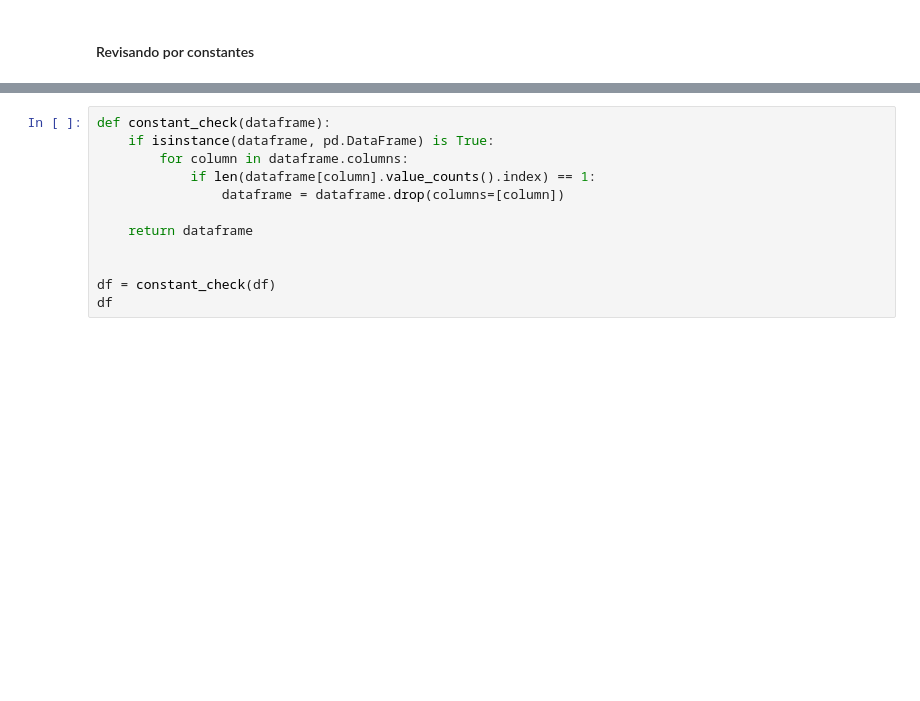
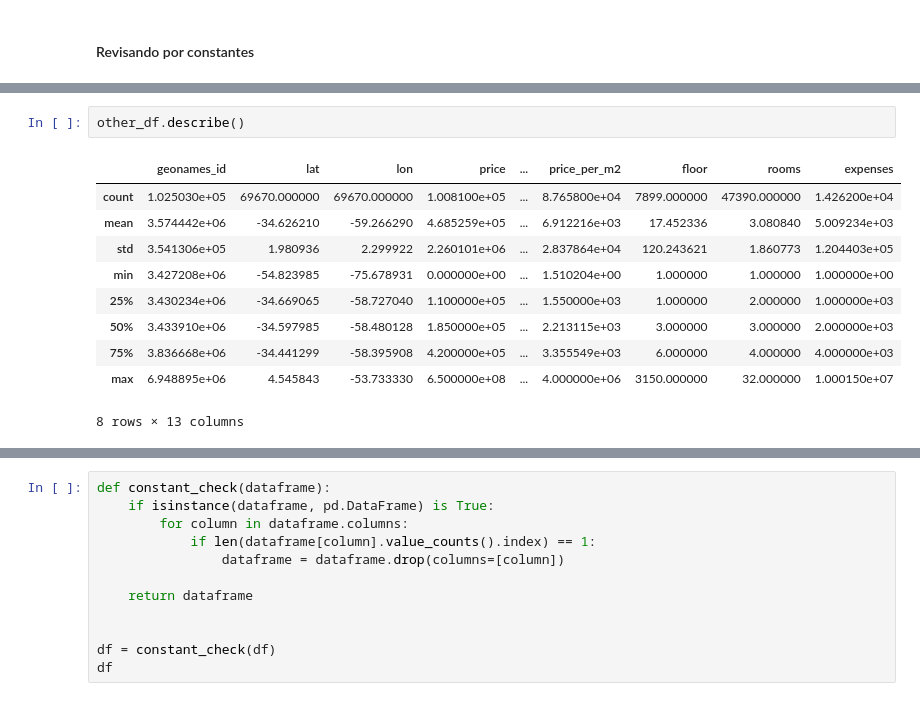
Before and after one commit to FabrizioV97/DHDS-TP1, a Jupyter notebook: Trabajo.ipynb, the cells around one changed output, grey strips where cells are left out. Saved outputs shown, nothing was run; the diff lists cells and outputs as text; blank space fills up the shorter version.

```diff
--- a/Trabajo.ipynb
+++ b/Trabajo.ipynb
@@ -221,0 +242,13 @@ if 'Unnamed: 0' in df.columns:
+# %%
+other_df.describe()
+# %% [output]
+|  | geonames_id | lat | lon | price | ... | price_per_m2 | floor | rooms | expenses |
+| count | 1.025030e+05 | 69670.000000 | 69670.000000 | 1.008100e+05 | ... | 8.765800e+04 | 7899.000000 | 47390.000000 | 1.426200e+04 |
+| mean | 3.574442e+06 | -34.626210 | -59.266290 | 4.685259e+05 | ... | 6.912216e+03 | 17.452336 | 3.080840 | 5.009234e+03 |
+| std | 3.541306e+05 | 1.980936 | 2.299922 | 2.260101e+06 | ... | 2.837864e+04 | 120.243621 | 1.860773 | 1.204403e+05 |
+| min | 3.427208e+06 | -54.823985 | -75.678931 | 0.000000e+00 | ... | 1.510204e+00 | 1.000000 | 1.000000 | 1.000000e+00 |
+| 25% | 3.430234e+06 | -34.669065 | -58.727040 | 1.100000e+05 | ... | 1.550000e+03 | 1.000000 | 2.000000 | 1.000000e+03 |
+| 50% | 3.433910e+06 | -34.597985 | -58.480128 | 1.850000e+05 | ... | 2.213115e+03 | 3.000000 | 3.000000 | 2.000000e+03 |
+| 75% | 3.836668e+06 | -34.441299 | -58.395908 | 4.200000e+05 | ... | 3.355549e+03 | 6.000000 | 4.000000 | 4.000000e+03 |
+| max | 6.948895e+06 | 4.545843 | -53.733330 | 6.500000e+08 | ... | 4.000000e+06 | 3150.000000 | 32.000000 | 1.000150e+07 |
+8 rows × 13 columns
```
Also changed, not shown: parts of 2 cells of this notebook.
